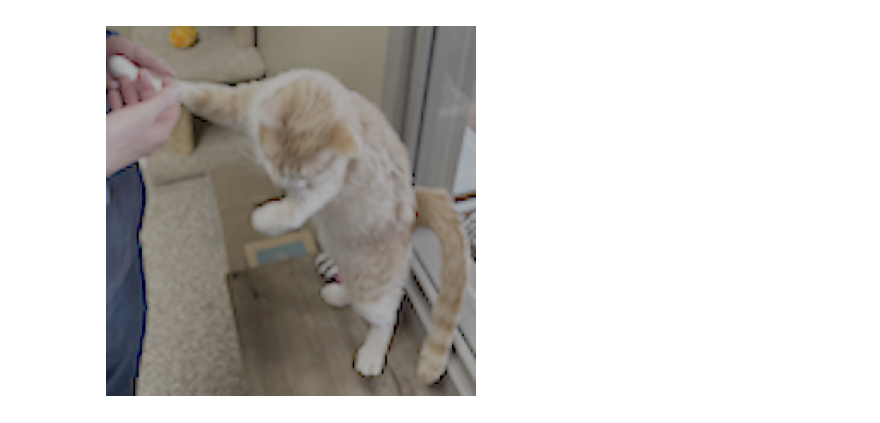
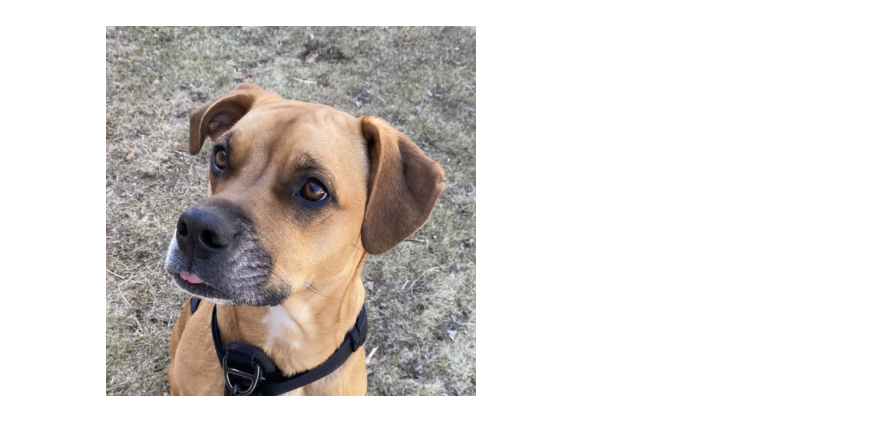
Before and after one commit to CannonLock/dog-cat, a Jupyter notebook: main.ipynb, the cells around one changed output. Cells and saved outputs as stored; diff of their text form; code cells hidden in the pictures.

Commit message:
Add in dog image

```diff
--- a/main.ipynb
+++ b/main.ipynb
@@ -1,25 +1,16 @@
 # %%
 import cv2
 import numpy as np
 from matplotlib import pyplot as plt
 
 dog = cv2.imread("./images/dog.png")
 
-cat = "CAT"
-cat_sum = sum(map(ord, cat))
-cat_length = len(cat)
-
-secret = np.zeros((cat_sum, cat_sum, cat_length), np.uint8)
-
-for r in range(cat_sum):
-    for c in range(cat_sum):
-        secret[r][c] = dog[r*cat_length][c*cat_length]
-
-secret_rgb = cv2.cvtColor(secret, cv2.COLOR_BGR2RGB)
+# Display the image
+dog_rgb = cv2.cvtColor(dog, cv2.COLOR_BGR2RGB)
 
 # Display the image
-plt.imshow(secret_rgb)
+plt.imshow(dog_rgb)
 plt.axis('off')  # Hide the axis
 plt.show()
 # %% [output]
-[figure, old version]
+[figure, new version]
```
Also changed, not shown: parts of 1 cell of this notebook.
